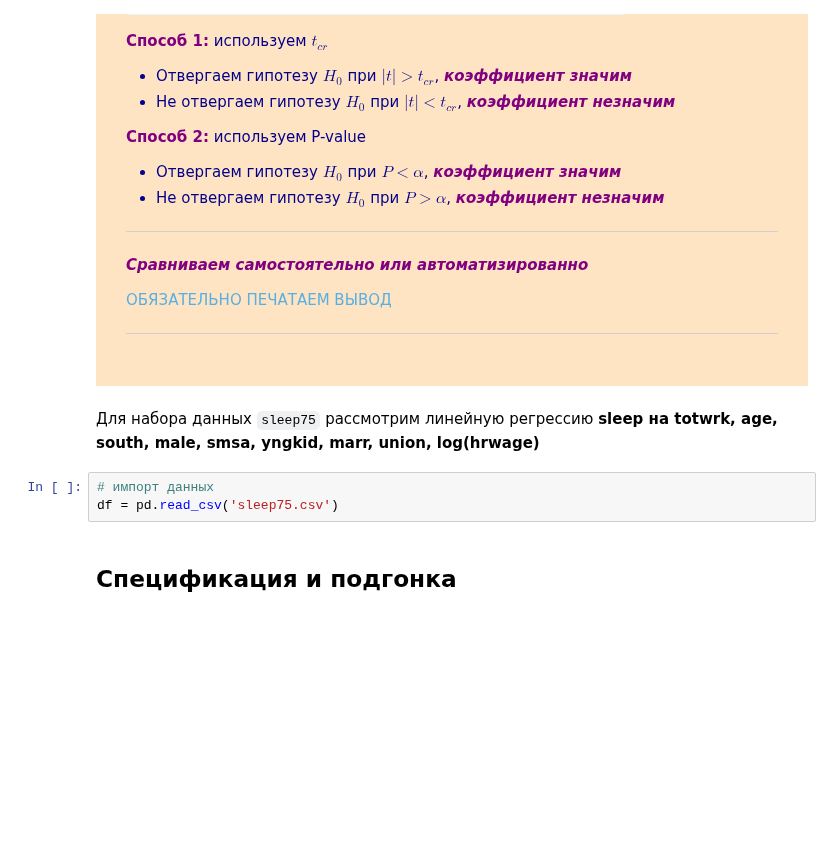
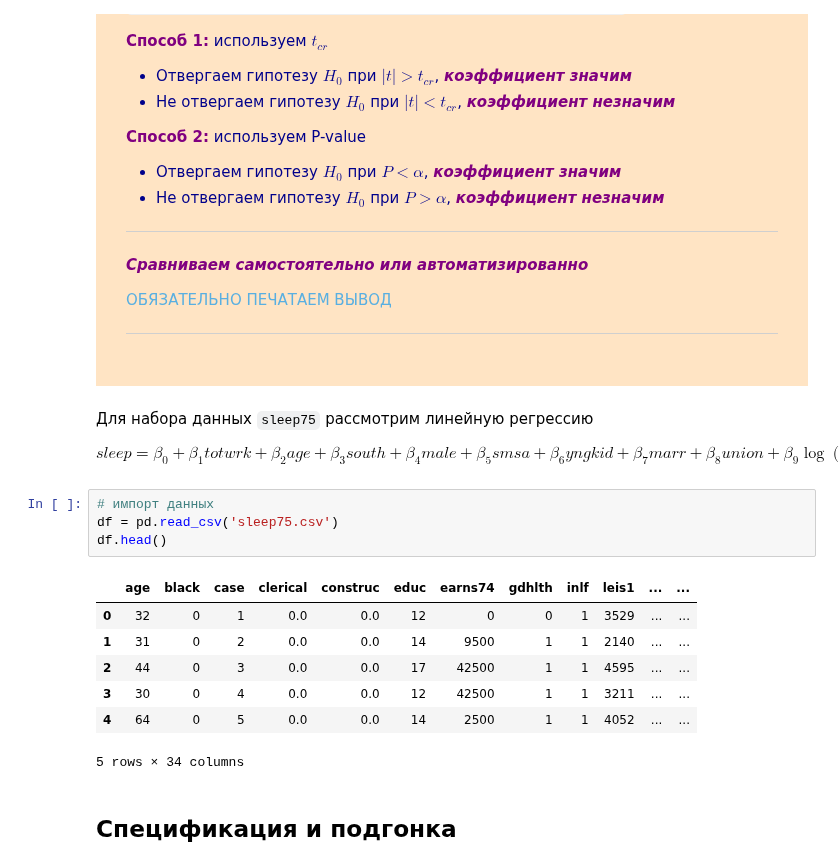
Before and after one commit to artamonoff/econometrica, a Jupyter notebook: econometrica-1/jupyter-notebooks/t-test.ipynb, the cells around one changed output. Cells and saved outputs as stored; diff of their text form; some formulas as TeX source; blank space fills up the shorter version.

```diff
--- a/econometrica-1/jupyter-notebooks/t-test.ipynb
+++ b/econometrica-1/jupyter-notebooks/t-test.ipynb
@@ -46,10 +46,22 @@ $\color{purple}{\text{\textbf{Значим ли коэффициент} }\beta ?
 </div>
 # %% [markdown]
 Для набора данных `sleep75` рассмотрим линейную регрессию
-**sleep на totwrk, age, south, male, smsa, yngkid, marr, union, log(hrwage)**
+
+$$
+    sleep = \beta_0+\beta_1 totwrk+\beta_2 age+\beta_3 south+\beta_4 male+\beta_5 smsa+\beta_6 yngkid+\beta_7 marr+\beta_8 union+\beta_9 \log(hrwage)+error
+$$
 # %%
 # импорт данных
 df = pd.read_csv('sleep75.csv')
+df.head()
+# %% [output]
+|  | age | black | case | clerical | construc | educ | earns74 | gdhlth | inlf | leis1 | ... | ... |
+| 0 | 32 | 0 | 1 | 0.0 | 0.0 | 12 | 0 | 0 | 1 | 3529 | ... | ... |
+| 1 | 31 | 0 | 2 | 0.0 | 0.0 | 14 | 9500 | 1 | 1 | 2140 | ... | ... |
+| 2 | 44 | 0 | 3 | 0.0 | 0.0 | 17 | 42500 | 1 | 1 | 4595 | ... | ... |
+| 3 | 30 | 0 | 4 | 0.0 | 0.0 | 12 | 42500 | 1 | 1 | 3211 | ... | ... |
+| 4 | 64 | 0 | 5 | 0.0 | 0.0 | 14 | 2500 | 1 | 1 | 4052 | ... | ... |
+5 rows × 34 columns
 # %% [markdown]
 ## Спецификация и подгонка
 # %%
```
Also changed, not shown: parts of 4 cells of this notebook.
